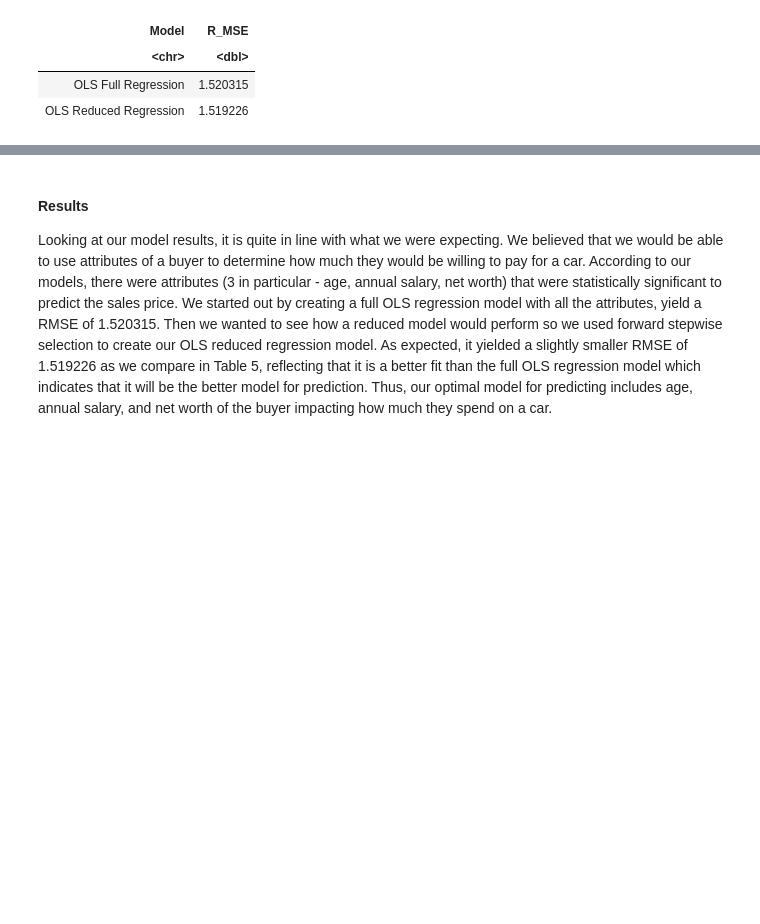
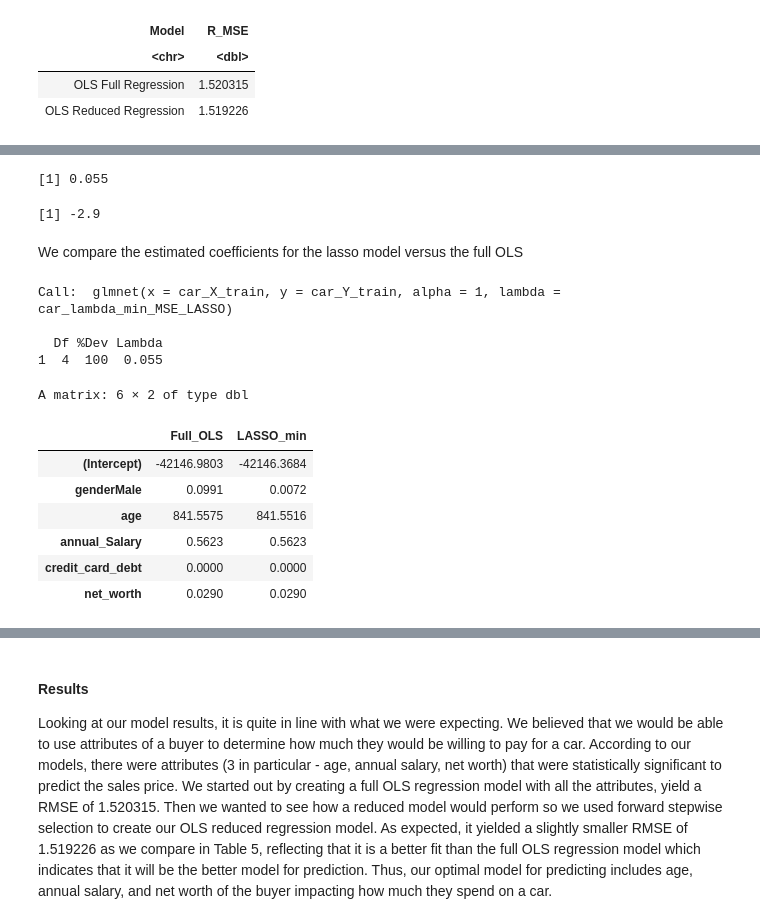
Before and after one commit to janicechn/STAT301Project, a Jupyter notebook: Group22FinalProj.ipynb, the cells around one changed output, grey strips where cells are left out. Drawn from its saved outputs; the diff is of its cells as text; code cells hidden in the pictures; blank space fills up the shorter version.

```diff
--- a/Group22FinalProj.ipynb
+++ b/Group22FinalProj.ipynb
@@ -421,0 +451,45 @@ A tibble: 2 × 2
+# %%
+car_lambda_min_MSE_LASSO <- round(car_cv_lambda_Lasso$lambda.min, 4)
+
+car_lambda_min_MSE_LASSO
+round(log(car_lambda_min_MSE_LASSO),2)
+# %% [output]
+[1] 0.055
+[1] -2.9
+# %% [markdown]
+We compare the estimated coefficients for the lasso model versus the full OLS
+# %%
+# LASSO
+set.seed(1234)
+car_LASSO_min <- glmnet(
+  x = car_X_train, y = car_Y_train,
+  alpha = 1,
+  lambda = car_lambda_min_MSE_LASSO
+)
+
+car_LASSO_min
+
+car_LASSO_min.coef <- car_LASSO_min$beta
+
+car_reg_coef <- round(cbind(
+    Full_OLS = coef(car_full_OLS),
+    LASSO_min = c(
+        car_LASSO_min$a0,
+        as.vector(car_LASSO_min.coef)
+        )
+), 4)
+
+car_reg_coef
+# %% [output]
+Call:  glmnet(x = car_X_train, y = car_Y_train, alpha = 1, lambda = car_lambda_min_MSE_LASSO)
+
+  Df %Dev Lambda
+1  4  100  0.055
+A matrix: 6 × 2 of type dbl
+|  | Full_OLS | LASSO_min |
+| (Intercept) | -42146.9803 | -42146.3684 |
+| genderMale | 0.0991 | 0.0072 |
+| age | 841.5575 | 841.5516 |
+| annual_Salary | 0.5623 | 0.5623 |
+| credit_card_debt | 0.0000 | 0.0000 |
+| net_worth | 0.0290 | 0.0290 |
```
Also changed, not shown: parts of 8 cells of this notebook.
